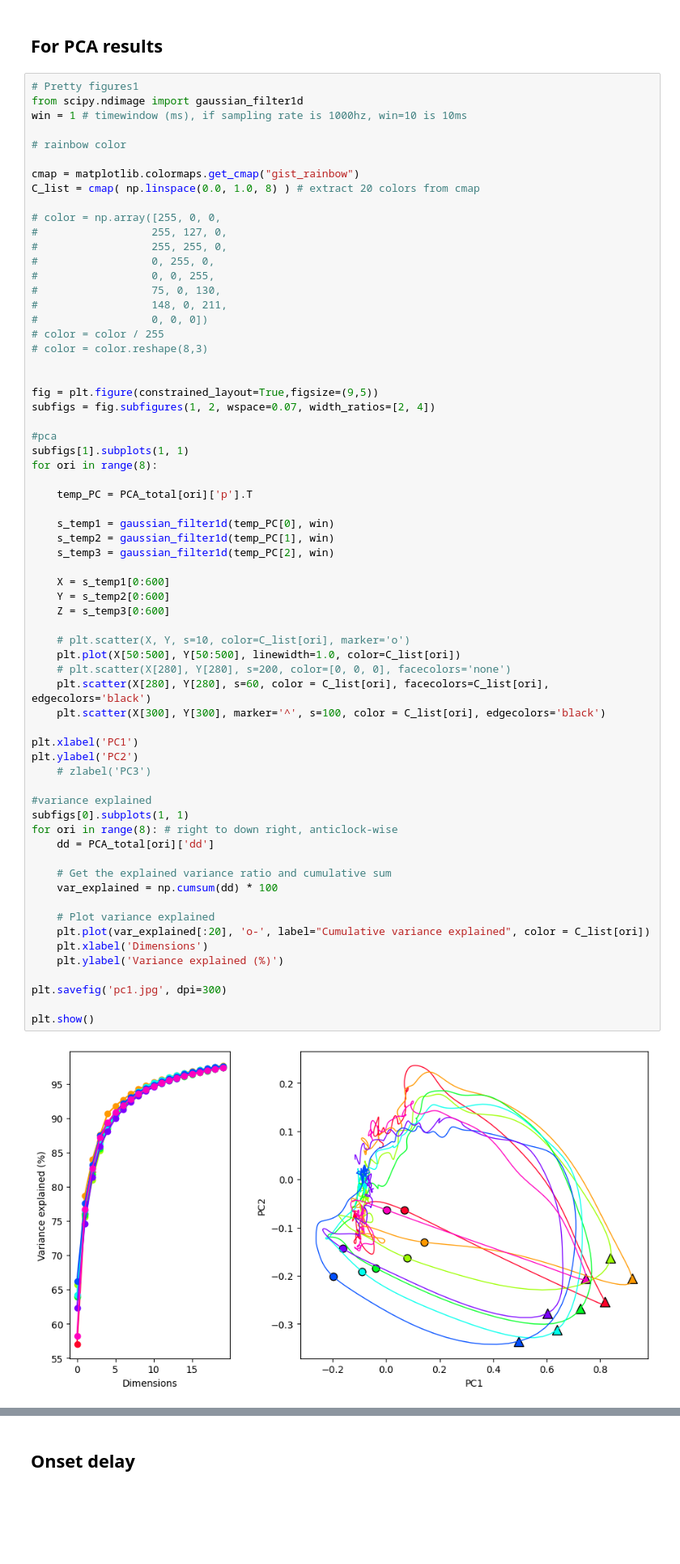
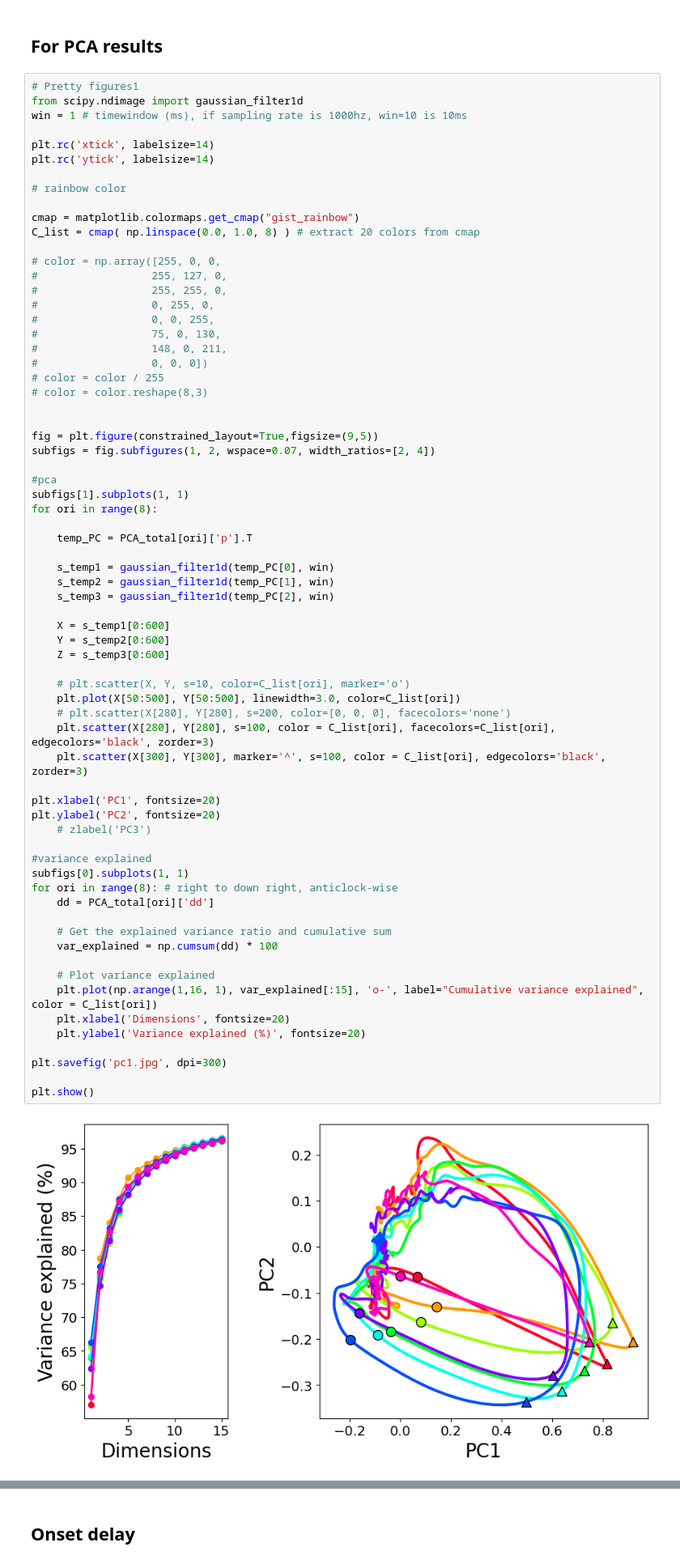
Before and after one commit to NeuroAI-IBS/fn_data_saccade, a Jupyter notebook: Data sorting/python_code/final_figures.ipynb, the cells around one changed output, grey strips where cells are left out. Shown at 81% size. Drawn from its saved outputs; the diff is of its cells as text; blank space fills up the shorter version.

```diff
--- a/Data sorting/python_code/final_figures.ipynb
+++ b/Data sorting/python_code/final_figures.ipynb
@@ -122,6 +122,9 @@ plt.show()
 # Pretty figures1
 from scipy.ndimage import gaussian_filter1d
 win = 1 # timewindow (ms), if sampling rate is 1000hz, win=10 is 10ms
+
+plt.rc('xtick', labelsize=14)
+plt.rc('ytick', labelsize=14)
 
 # rainbow color
 
@@ -149,39 +152,39 @@ for ori in range(8):
 
     temp_PC = PCA_total[ori]['p'].T
 
     s_temp1 = gaussian_filter1d(temp_PC[0], win)
     s_temp2 = gaussian_filter1d(temp_PC[1], win)
     s_temp3 = gaussian_filter1d(temp_PC[2], win)
 
     X = s_temp1[0:600]
     Y = s_temp2[0:600]
     Z = s_temp3[0:600]
 
     # plt.scatter(X, Y, s=10, color=C_list[ori], marker='o')
-    plt.plot(X[50:500], Y[50:500], linewidth=1.0, color=C_list[ori])
+    plt.plot(X[50:500], Y[50:500], linewidth=3.0, color=C_list[ori])
     # plt.scatter(X[280], Y[280], s=200, color=[0, 0, 0], facecolors='none')
-    plt.scatter(X[280], Y[280], s=60, color = C_list[ori], facecolors=C_list[ori], edgecolors='black')
-    plt.scatter(X[300], Y[300], marker='^', s=100, color = C_list[ori], edgecolors='black')
+    plt.scatter(X[280], Y[280], s=100, color = C_list[ori], facecolors=C_list[ori], edgecolors='black', zorder=3)
+    plt.scatter(X[300], Y[300], marker='^', s=100, color = C_list[ori], edgecolors='black', zorder=3)
 
-plt.xlabel('PC1')
-plt.ylabel('PC2')
+plt.xlabel('PC1', fontsize=20)
+plt.ylabel('PC2', fontsize=20)
     # zlabel('PC3')
 
 #variance explained
 subfigs[0].subplots(1, 1)
 for ori in range(8): # right to down right, anticlock-wise
     dd = PCA_total[ori]['dd']
 
     # Get the explained variance ratio and cumulative sum
     var_explained = np.cumsum(dd) * 100
 
     # Plot variance explained
-    plt.plot(var_explained[:20], 'o-', label="Cumulative variance explained", color = C_list[ori])
-    plt.xlabel('Dimensions')
-    plt.ylabel('Variance explained (%)')
+    plt.plot(np.arange(1,16, 1), var_explained[:15], 'o-', label="Cumulative variance explained", color = C_list[ori])
+    plt.xlabel('Dimensions', fontsize=20)
+    plt.ylabel('Variance explained (%)', fontsize=20)
 
 plt.savefig('pc1.jpg', dpi=300)
 
 plt.show()
 # %% [output]
-[figure, old version]
+[figure, new version]
```
Also changed, not shown: parts of 6 cells of this notebook.
